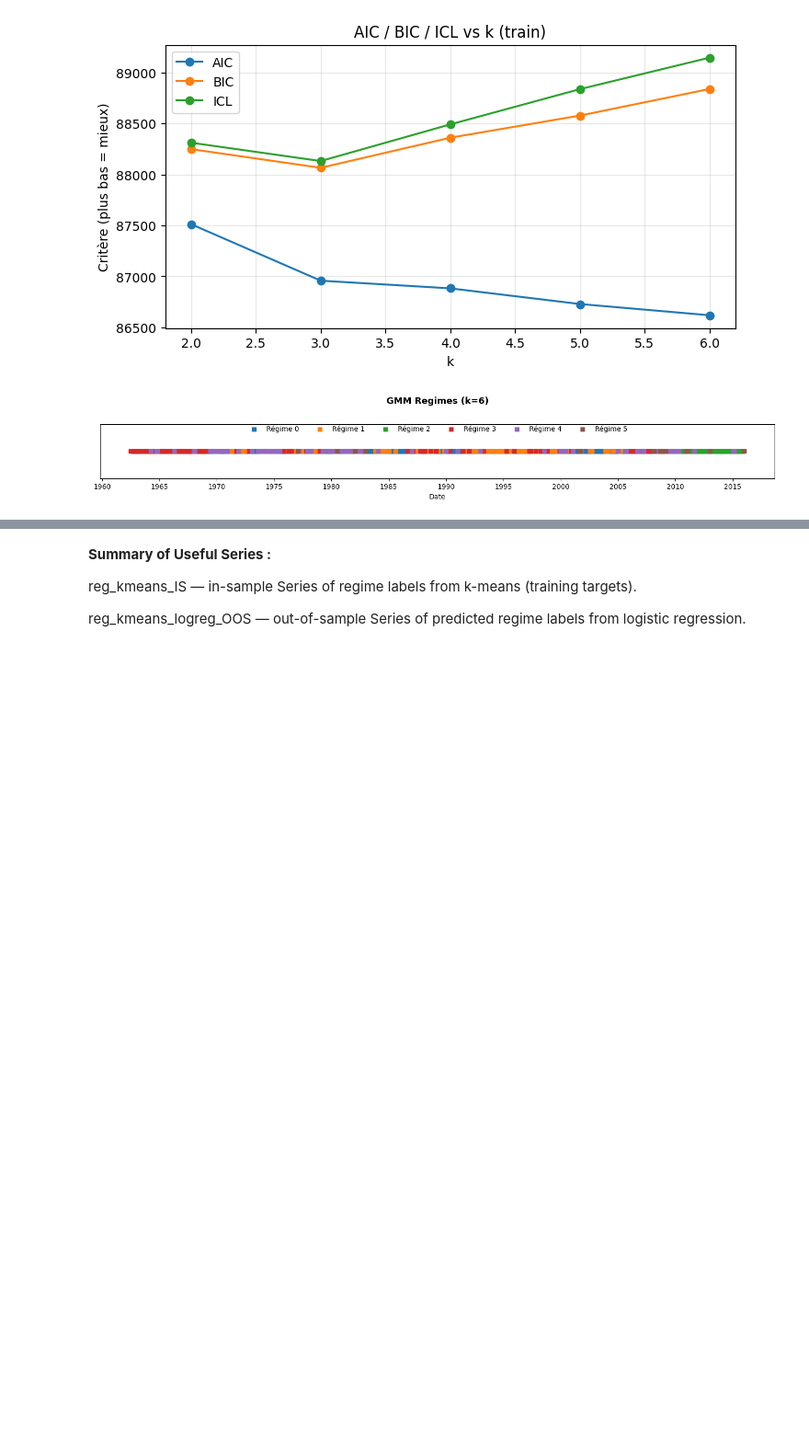
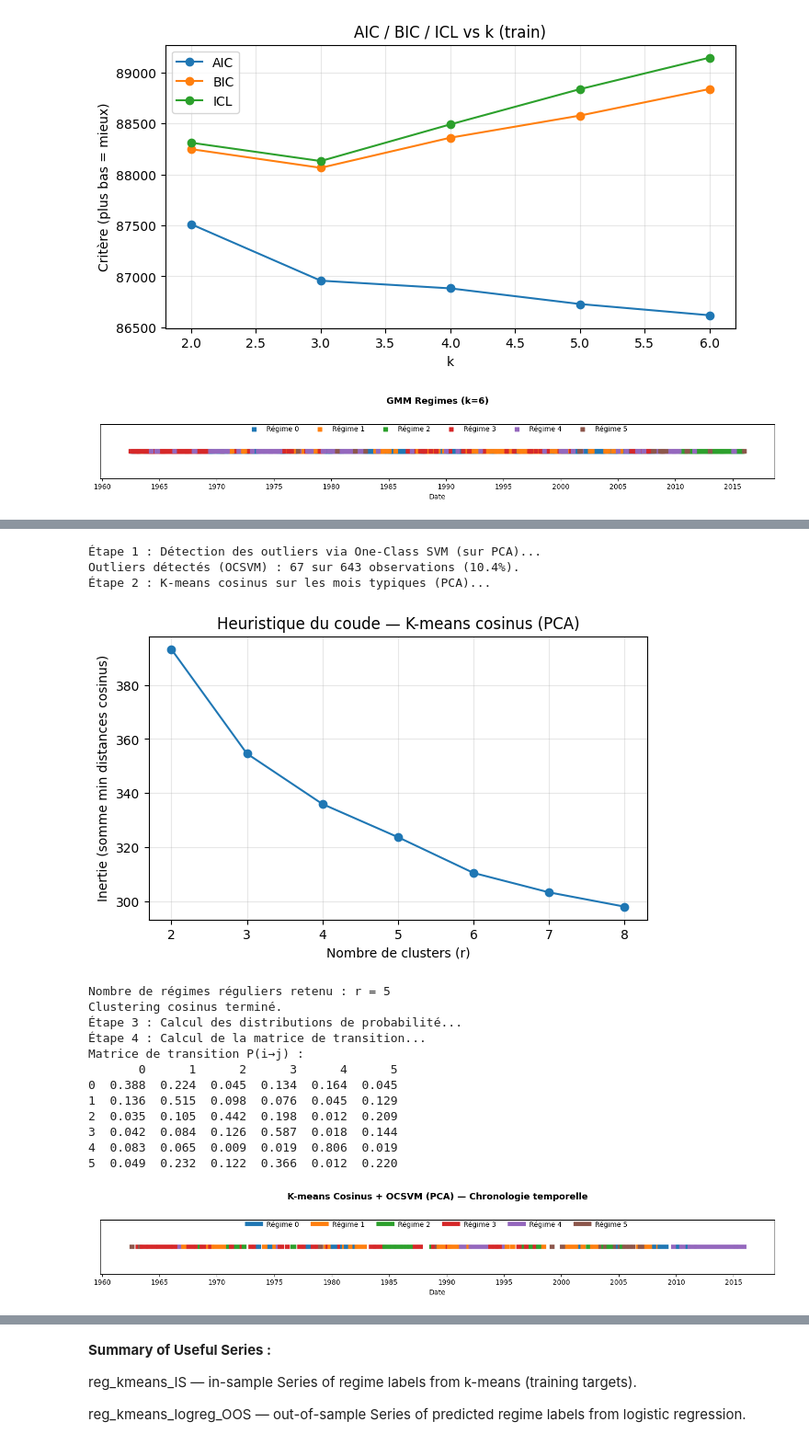
Before and after one commit to alexisdantzikian/ML_PM, a Jupyter notebook: nbs/main.ipynb, the cells around one changed output, grey strips where cells are left out. Shown at 92% size. Drawn from its saved outputs; the diff is of its cells as text; code cells hidden in the pictures; blank space fills up the shorter version.

```diff
--- a/nbs/main.ipynb
+++ b/nbs/main.ipynb
@@ -974,17 +1070,17 @@ plt.show()
 print("Étape 1 : Détection des outliers via One-Class SVM (sur PCA)...")
 
 # ν = fraction maximale d'outliers (ex: 0.02 = 2%)
-ocs = OneClassSVM(kernel="rbf", nu=0.1, gamma="scale").fit(X_pca_train)
-is_outlier = ocs.predict(X_pca_train) == -1
-decision_scores = ocs.decision_function(X_pca_train)  # plus petit = plus anormal
+ocs = OneClassSVM(kernel="rbf", nu=0.1, gamma="scale").fit(fred_PCA_IS)
+is_outlier = ocs.predict(fred_PCA_IS) == -1
+decision_scores = ocs.decision_function(fred_PCA_IS)  # plus petit = plus anormal
 
 # Convertir scores en probabilité approchée (sigmoïde)
 from scipy.special import expit
 p_reg0 = 1 - expit((decision_scores - np.min(decision_scores)) / (np.std(decision_scores) + 1e-8))
 
-X_typical = X_pca_train.loc[~is_outlier]
+X_typical = fred_PCA_IS.loc[~is_outlier]
 dates_typical = X_typical.index
-print(f"Outliers détectés (OCSVM) : {is_outlier.sum()} sur {len(X_pca_train)} observations ({100*is_outlier.mean():.1f}%).")
+print(f"Outliers détectés (OCSVM) : {is_outlier.sum()} sur {len(fred_PCA_IS)} observations ({100*is_outlier.mean():.1f}%).")
 
 # ----------------------------------------------------
 # 2. Vrai K-means Cosinus sur les mois typiques
@@ -1095,33 +1191,51 @@ palette = sns.color_palette("tab10", n_colors=res_kmeans["kmeans_label"].nunique
 fig, ax = plt.subplots(figsize=(14, 2.5))
 ax.set_title("K-means Cosinus + OCSVM (PCA) — Chronologie temporelle", fontsize=13, weight="bold", pad=30)
 
 # --- Construction de segments (blocs continus) ---
 labels = res_kmeans["kmeans_label"].values
 times = res_kmeans.index
 
 start_idx = 0
 for i in range(1, len(labels)):
     if labels[i] != labels[i-1] or i == len(labels)-1:
         ax.plot(times[start_idx:i], [0]* (i-start_idx),
                 color=palette[labels[i-1]], lw=6)
         start_idx = i
 
 # --- Mise en forme ---
 ax.set_yticks([])
 ax.set_xlabel("Date")
 ax.xaxis.set_major_locator(mdates.YearLocator(5))
 ax.xaxis.set_major_formatter(mdates.DateFormatter("%Y"))
 
 ax.legend(
     handles=[plt.Line2D([0], [0], color=palette[k], lw=6, label=f"Régime {k}")
              for k in sorted(res_kmeans["kmeans_label"].unique())],
     loc="upper center",
     bbox_to_anchor=(0.5, 1.10),
     ncol=res_kmeans["kmeans_label"].nunique(),
     frameon=False
 )
 plt.tight_layout(rect=[0, 0, 1, 0.95])
 plt.show()
+# %% [output]
+Étape 1 : Détection des outliers via One-Class SVM (sur PCA)...
+Outliers détectés (OCSVM) : 67 sur 643 observations (10.4%).
+Étape 2 : K-means cosinus sur les mois typiques (PCA)...
+[figure, added]
+Nombre de régimes réguliers retenu : r = 5
+Clustering cosinus terminé.
+Étape 3 : Calcul des distributions de probabilité...
+Étape 4 : Calcul de la matrice de transition...
+Matrice de transition P(i→j) :
+       0      1      2      3      4      5
+0  0.388  0.224  0.045  0.134  0.164  0.045
+1  0.136  0.515  0.098  0.076  0.045  0.129
+2  0.035  0.105  0.442  0.198  0.012  0.209
+3  0.042  0.084  0.126  0.587  0.018  0.144
+4  0.083  0.065  0.009  0.019  0.806  0.019
+5  0.049  0.232  0.122  0.366  0.012  0.220
+[figure, added]
 # %%
 import numpy as np
 import pandas as pd
```
Also changed, not shown: parts of 19 cells of this notebook.
